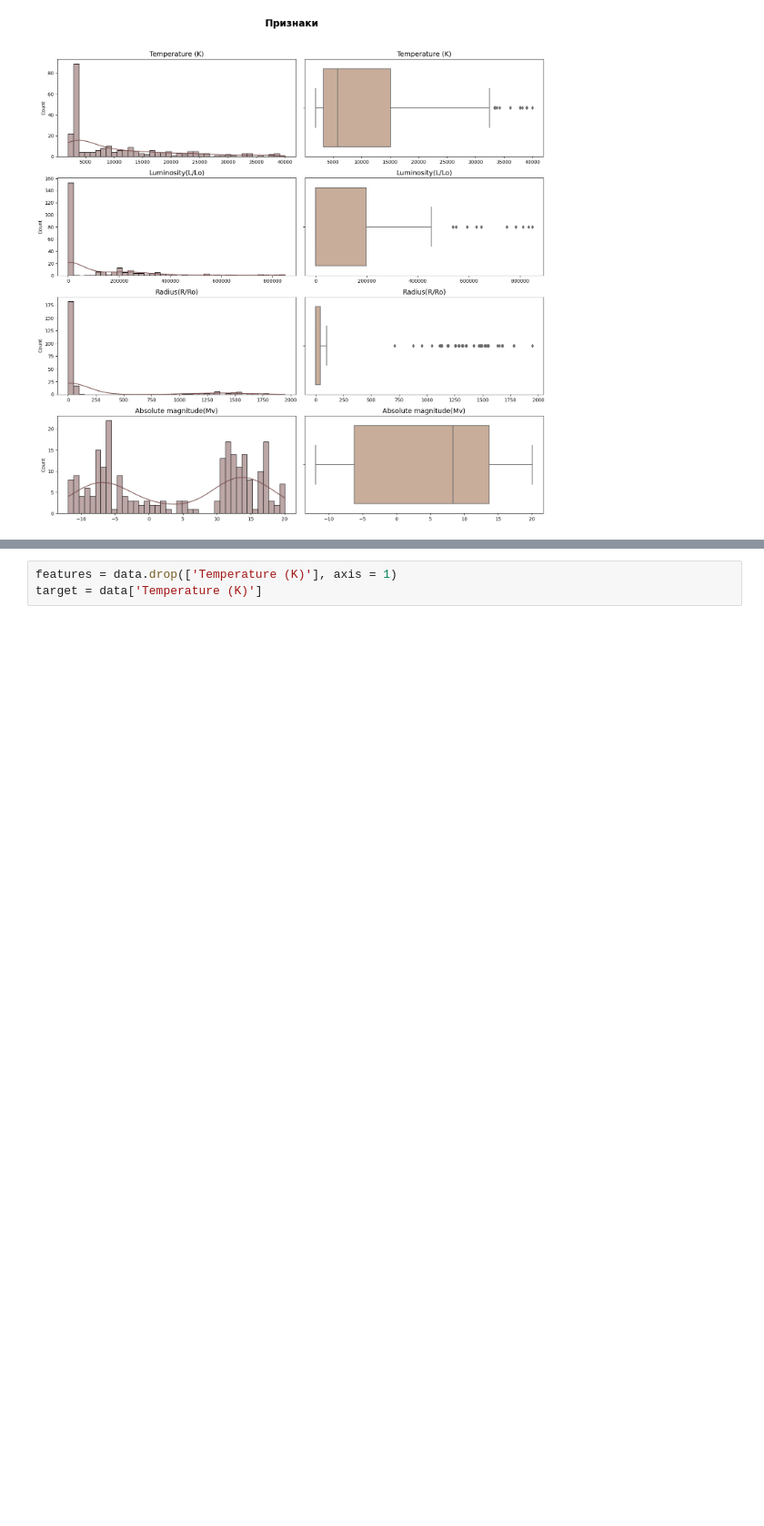
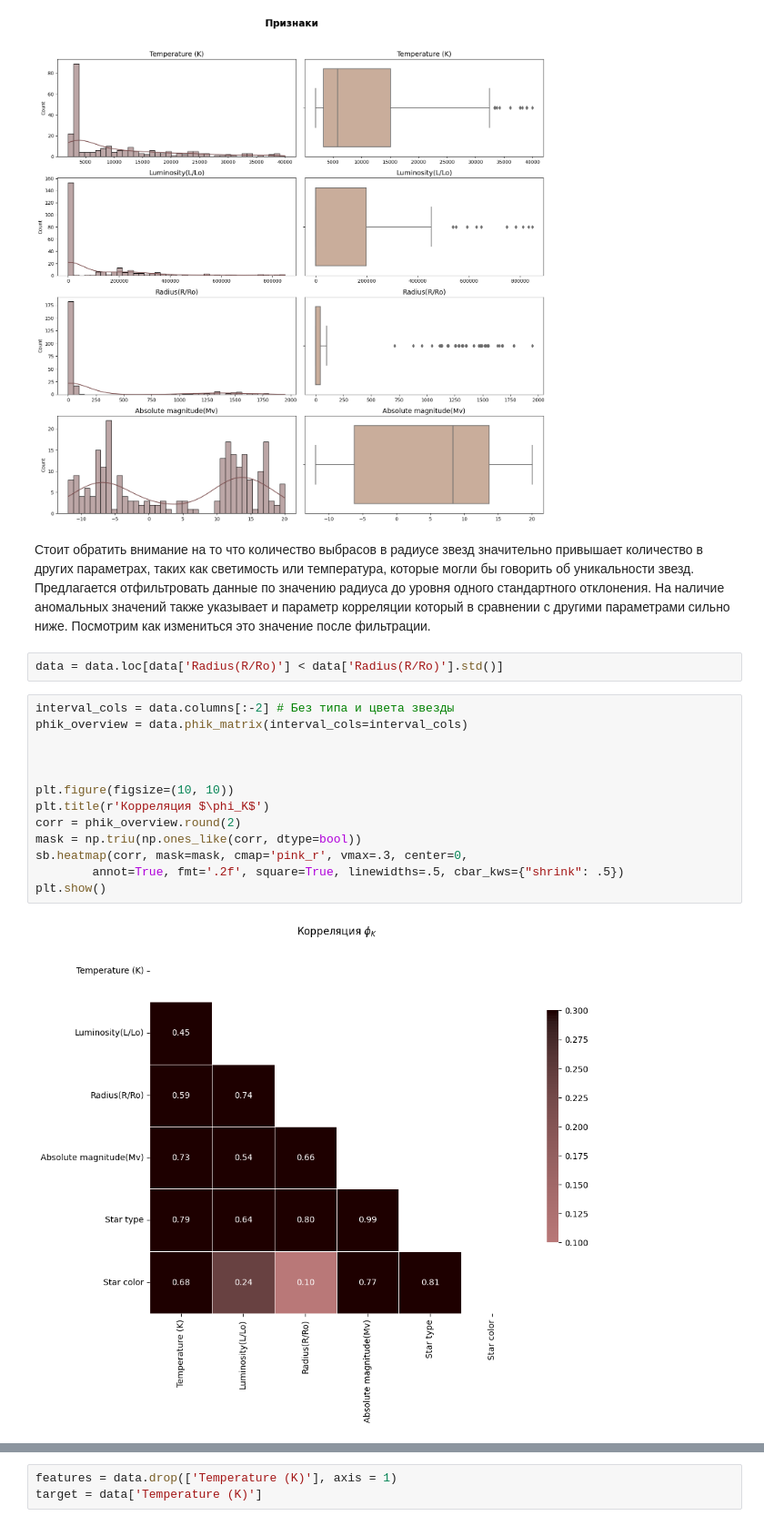
Before and after one commit to SergeyDolin/StarTempNet, a Jupyter notebook: main.ipynb, the cells around one changed output, grey strips where cells are left out. Shown: that part at 91% size. Saved outputs shown, nothing was run; the diff lists cells and outputs as text; blank space fills up the shorter version.

```diff
--- a/main.ipynb
+++ b/main.ipynb
@@ -149,3 +220,22 @@ plt.tight_layout()
 plt.show()
 # %% [output]
 [figure]
+# %% [markdown]
+Стоит обратить внимание на то что количество выбрасов в радиусе звезд значительно привышает количество в других параметрах, таких как светимость или температура, которые могли бы говорить об уникальности звезд. Предлагается отфильтровать данные по значению радиуса до уровня одного стандартного отклонения. На наличие аномальных значений также указывает и параметр корреляции который в сравнении с другими параметрами сильно ниже. Посмотрим как измениться это значение после фильтрации.
+# %%
+data = data.loc[data['Radius(R/Ro)'] < data['Radius(R/Ro)'].std()]
+# %%
+interval_cols = data.columns[:-2] # Без типа и цвета звезды
+phik_overview = data.phik_matrix(interval_cols=interval_cols)
+
+
+
+plt.figure(figsize=(10, 10))
+plt.title(r'Корреляция $\phi_K$')
+corr = phik_overview.round(2)
+mask = np.triu(np.ones_like(corr, dtype=bool))
+sb.heatmap(corr, mask=mask, cmap='pink_r', vmax=.3, center=0,
+        annot=True, fmt='.2f', square=True, linewidths=.5, cbar_kws={"shrink": .5})
+plt.show()
+# %% [output]
+[figure, added]
```
Also changed, not shown: parts of 73 cells of this notebook.
